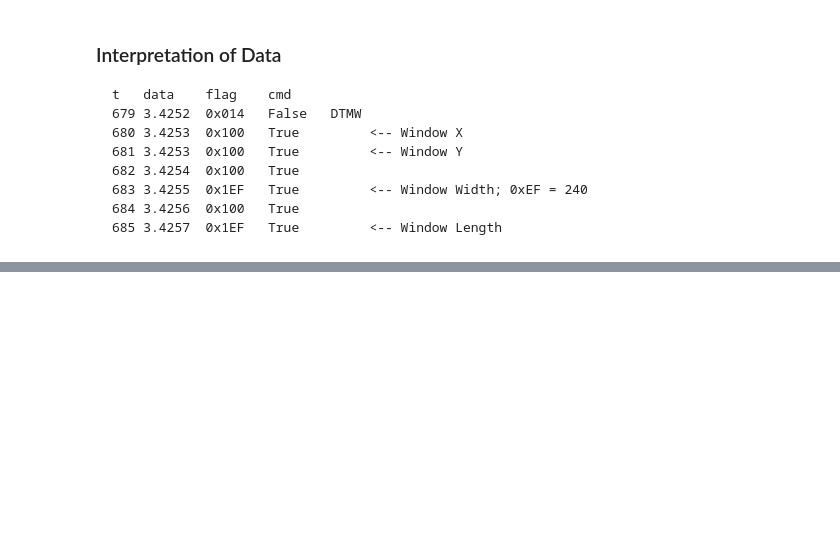
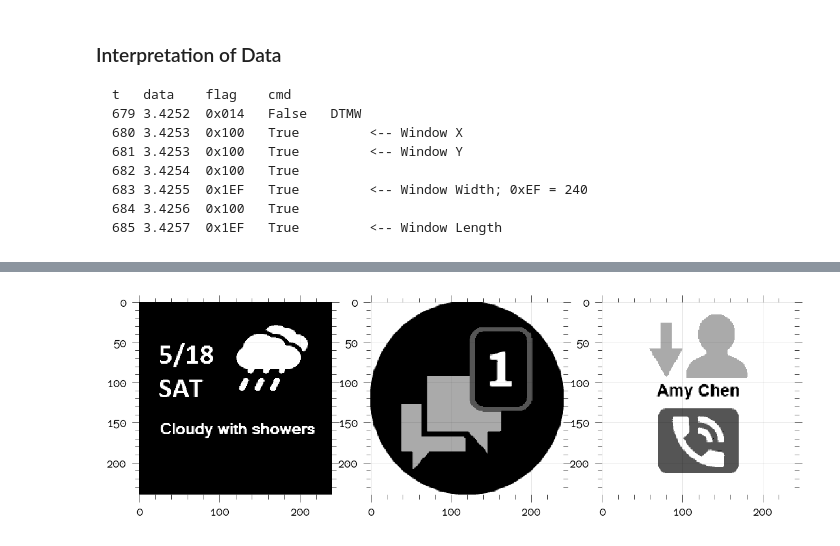
Before and after one commit to prashnts/betty-epd, a Jupyter notebook: notebooks/15-17--logic-analysis-spi.ipynb, the cells around one changed output, grey strips where cells are left out. Cells and saved outputs as stored; diff of their text form; code cells hidden in the pictures; blank space fills up the shorter version.

```diff
--- a/notebooks/15-17--logic-analysis-spi.ipynb
+++ b/notebooks/15-17--logic-analysis-spi.ipynb
@@ -163,0 +149,33 @@ plt.imshow(ix_b, aspect=0.5)
+# %%
+def decompose_frame(frame):
+  '''Decompose Frame Bits.
+
+  The encoding scheme for register 0x10 is as following:
+
+  ┌───┐ ┌───┬───┐┌───┬───┐┌───┬───┐┌───┬───┐
+  │ 1 │ │   │   ││   │   ││   │   ││   │   │
+  └───┘ └───┴───┘└───┴───┘└───┴───┘└───┴───┘
+   DC   ─ 7 ─── 8 Bits Transmission ──── 0 ─
+
+        ─────────                            Px (n-4)
+                 ─────────                   Px (n-3)
+                          ─────────          Px (n-2)
+                                   ───────── Px (n-1)
+
+  Each data byte is shifted left by two bits to obtain the complete frame.
+
+  '''
+  # Composed image is 4x the size of frame.
+  c_pxs = np.zeros(len(frame) * 4)
+  for i in range(4):
+    c_pxs[3 - i::4] = (frame >> (2 * i)) & 0b11
+  return c_pxs
+# %%
+for i, sq in enumerate([sq_pon, sq_ref, sq_lcp]):
+  i_coded = sq.df[8:14408].v_data.values
+  img_seq = decompose_frame(i_coded).reshape(240, 240)
+
+  plt.subplot(1, 3, i + 1)
+  plt.imshow(img_seq, cmap=plt.cm.gray)
+# %% [output]
+[figure, added]
```
Also changed, not shown: parts of 11 cells of this notebook, 4 other files.
